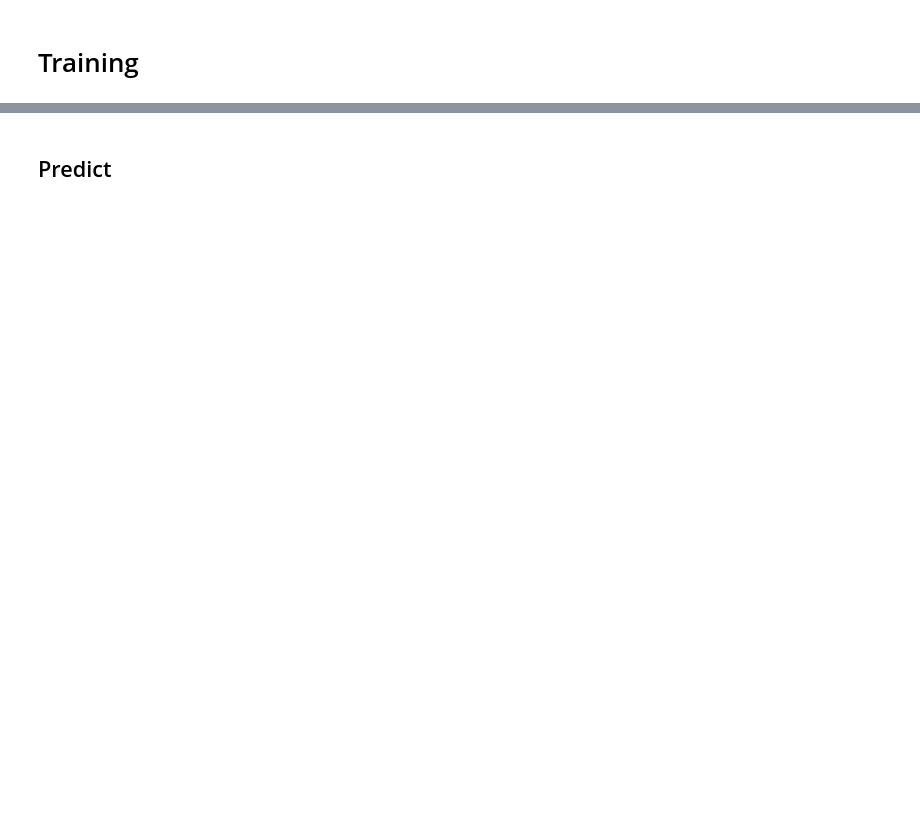
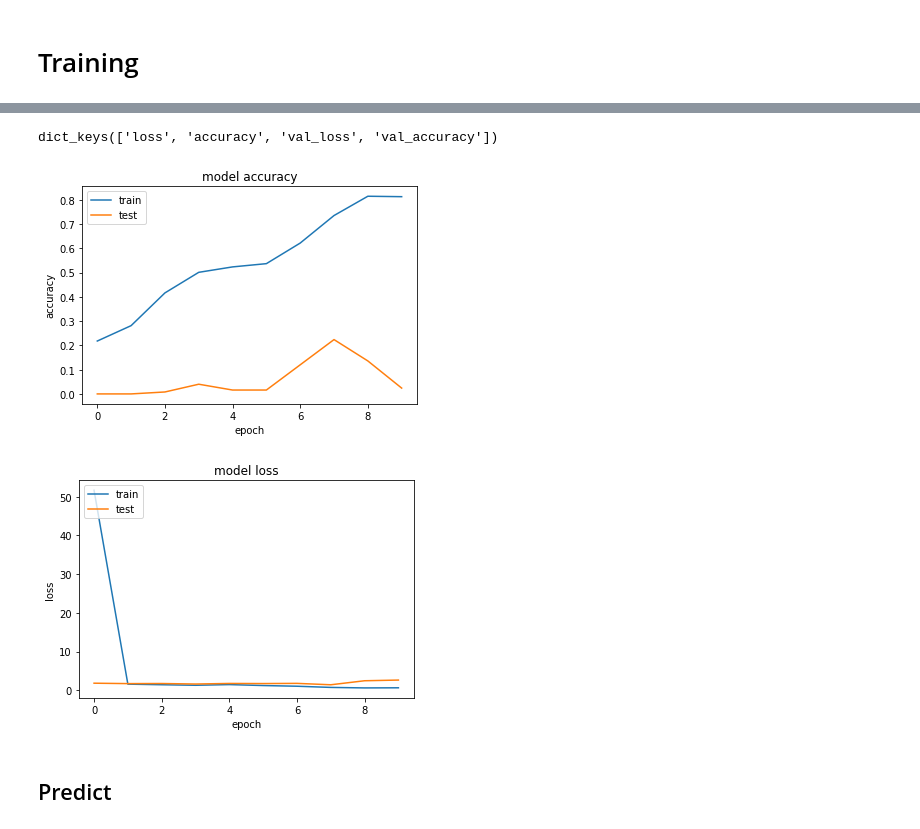
Before and after one commit to josearangos/Voice_Recognition, a Jupyter notebook: pipelines/Enoque_Imagenes_Espectrograma_CNN/Arquitectura_2.ipynb, the cells around one changed output, grey strips where cells are left out. Cells and saved outputs as stored; diff of their text form; code cells hidden in the pictures; blank space fills up the shorter version.

```diff
--- a/pipelines/Enoque_Imagenes_Espectrograma_CNN/Arquitectura_2.ipynb
+++ b/pipelines/Enoque_Imagenes_Espectrograma_CNN/Arquitectura_2.ipynb
@@ -15,7 +26,7 @@ from tensorflow.keras import optimizers
 from tensorflow.keras import utils
 from sklearn.metrics import confusion_matrix
 # %%
-path = '/home/josearangos/Documentos/Projects/Voice_Recognition/data/spectrograms/spectrograms_2500.hd5'
+path = '../../data/spectrograms/spectrograms_1500.hd5'
 # %%
 df = pd.read_hdf(path)
 # %%
@@ -134,11 +149,18 @@ input_shape
 ## Define the network architecture using keras
 # %%
 model = Sequential()
+
+img= Input(shape=input_shape)
+
 model.add(Conv2D(32, kernel_size=(3, 3), activation='relu', input_shape=input_shape))
 model.add(Conv2D(64, kernel_size=(3, 3), activation='relu'))
 model.add(MaxPooling2D(pool_size=(2, 2)))
-model.add(Dropout(0.25))
+model.add(Dropout(rate=0.25))
 model.add(Flatten())
 model.add(Dense(128, activation='relu'))
 model.add(Dropout(0.5))
 model.add(Dense(num_classes, activation='softmax'))
+
+validity = model(img)
+
+Model(img, validity)
@@ -177,24 +215,28 @@ InternalError: CUDA runtime implicit initialization on GPU:0 failed. Status: out
 # %%
 print(history.history.keys())
 
 # summarize history for accuracy
-plt.plot(history.history['acc'])
-plt.plot(history.history['val_acc'])
+plt.plot(history.history['accuracy'])
+plt.plot(history.history['val_accuracy'])
 plt.title('model accuracy')
 plt.ylabel('accuracy')
 plt.xlabel('epoch')
 plt.legend(['train', 'test'], loc='upper left')
 plt.show()
 
 
 # summarize history for loss
 plt.plot(history.history['loss'])
 plt.plot(history.history['val_loss'])
 plt.title('model loss')
 plt.ylabel('loss')
 plt.xlabel('epoch')
 plt.legend(['train', 'test'], loc='upper left')
 plt.show()
+# %% [output]
+dict_keys(['loss', 'accuracy', 'val_loss', 'val_accuracy'])
+[figure, added]
+[figure, added]
 # %% [markdown]
 ## Predict
 # %%
```
Also changed, not shown: parts of 13 cells of this notebook, 2 other files.
